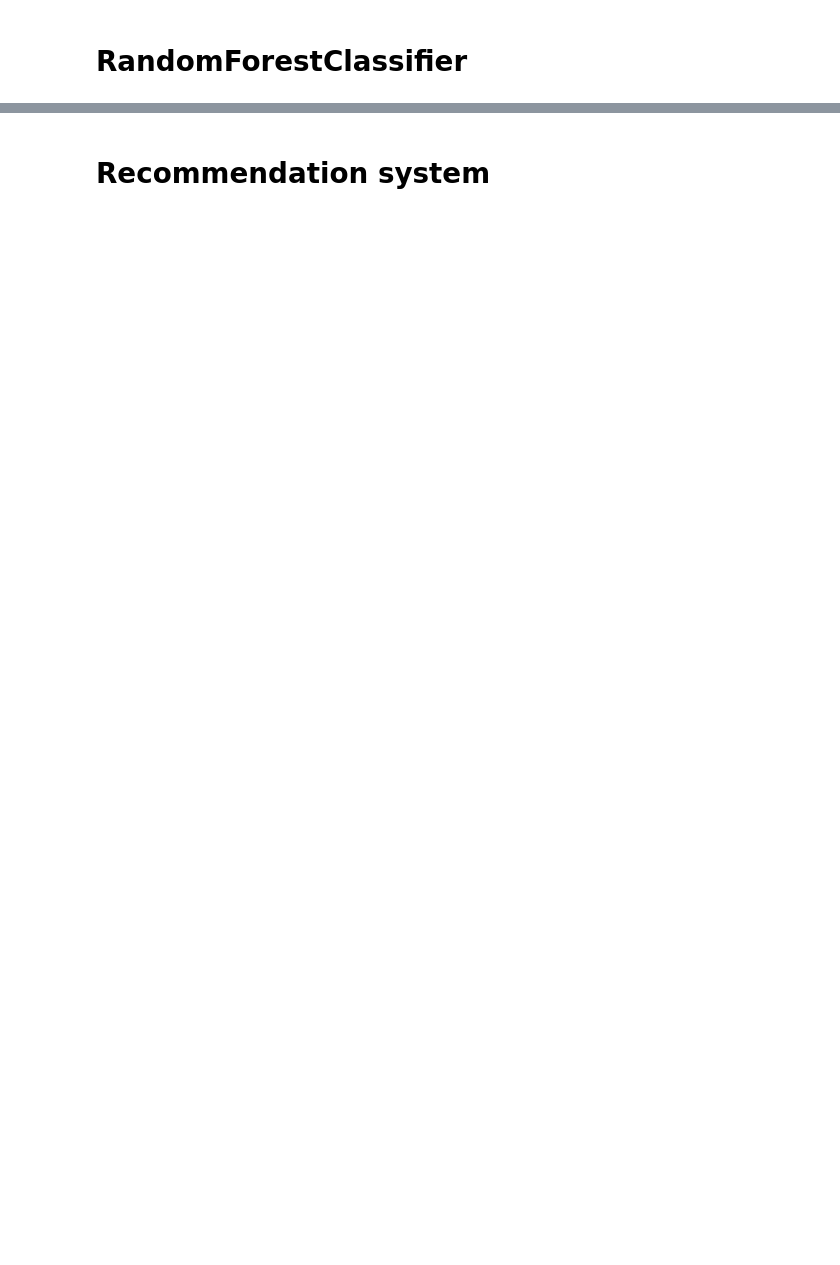
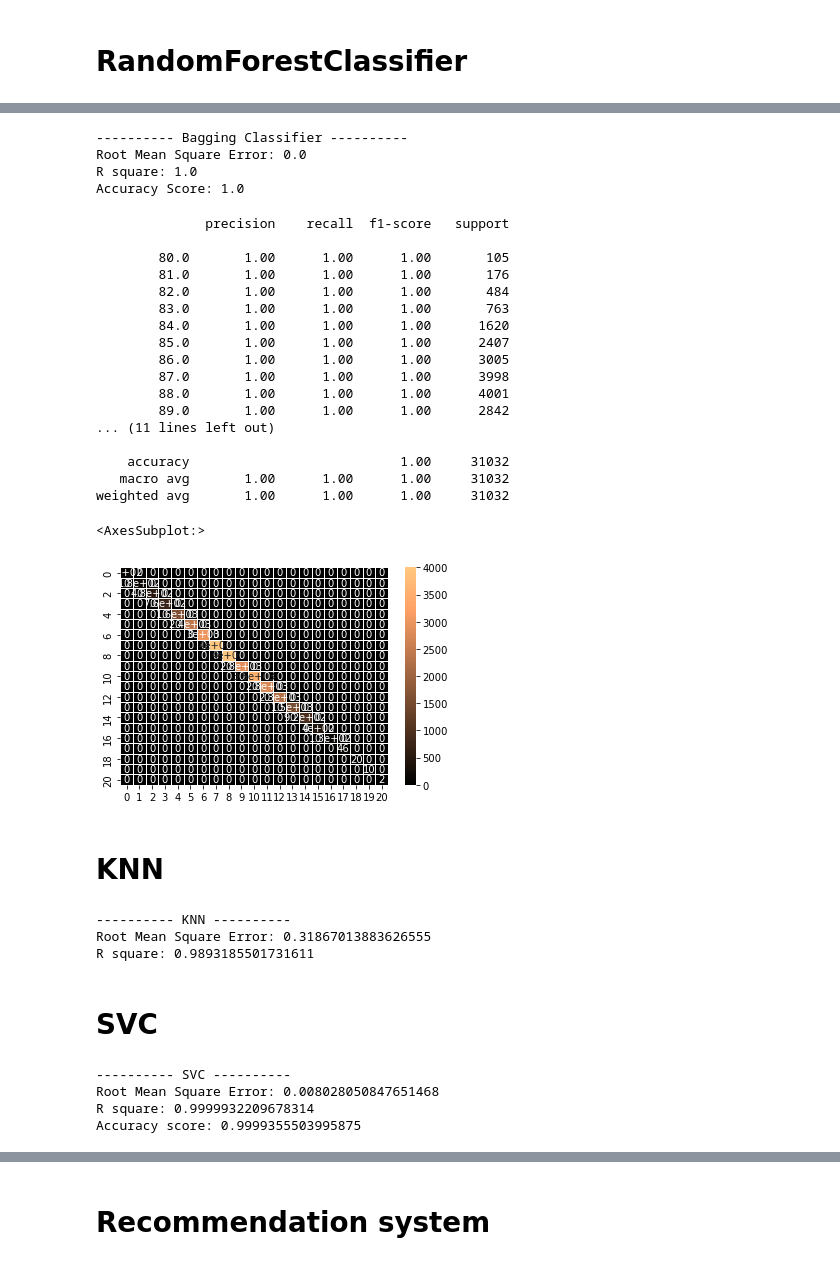
Before and after one commit to laurelhickey/Data_Analytics_Project, a Jupyter notebook: Data Analytics Final Project.ipynb, the cells around one changed output, grey strips where cells are left out. Cells and saved outputs as stored; diff of their text form; code cells hidden in the pictures; blank space fills up the shorter version.

```diff
--- a/Data Analytics Final Project.ipynb
+++ b/Data Analytics Final Project.ipynb
@@ -674,0 +785,42 @@ weighted avg       0.89      0.90      0.89     31032
+# %%
+b_model = BaggingClassifier()
+b_model.fit(x_train,np.ravel(y_train))
+y_pred = b_model.predict(x_test)
+# %%
+mse = mean_squared_error(y_test, y_pred)
+rmse = math.sqrt(mse)
+
+print("-"*10, "Bagging Classifier", "-"*10)
+print(f"Root Mean Square Error: {rmse}")
+print(f"R square: {r2_score(y_test, y_pred)}")
+print(f"Accuracy Score: {accuracy_score(y_test, y_pred)}")
+# %% [output]
+---------- Bagging Classifier ----------
+Root Mean Square Error: 0.0
+R square: 1.0
+Accuracy Score: 1.0
+# %%
+print(classification_report(y_test,y_pred))
+sns.heatmap(confusion_matrix(y_test,y_pred),cmap='copper',annot=True,linewidths=1,linecolor='white')
+# %% [output]
+              precision    recall  f1-score   support
+
+        80.0       1.00      1.00      1.00       105
+        81.0       1.00      1.00      1.00       176
+        82.0       1.00      1.00      1.00       484
+        83.0       1.00      1.00      1.00       763
+        84.0       1.00      1.00      1.00      1620
+        85.0       1.00      1.00      1.00      2407
+        86.0       1.00      1.00      1.00      3005
+        87.0       1.00      1.00      1.00      3998
+        88.0       1.00      1.00      1.00      4001
+        89.0       1.00      1.00      1.00      2842
+... (11 lines left out)
+
+    accuracy                           1.00     31032
+   macro avg       1.00      1.00      1.00     31032
+weighted avg       1.00      1.00      1.00     31032
+<AxesSubplot:>
+[figure, added]
+# %% [markdown]
+# KNN
@@ -675 +831,15 @@ weighted avg       0.89      0.90      0.89     31032
+# %%
+mse = mean_squared_error(y_test, y_pred)
+rmse = math.sqrt(mse)
+
+print("-"*10, "KNN", "-"*10)
+print(f"Root Mean Square Error: {rmse}")
+print(f"R square: {r2_score(y_test, y_pred)}")
+# print(f"Accuracy score: {accuracy_score(y_test, y_pred)}")
+# %% [output]
+---------- KNN ----------
+Root Mean Square Error: 0.31867013883626555
+R square: 0.9893185501731611
+# %% [markdown]
+# SVC
 # %%
@@ -679,0 +852,13 @@ model2.score(x_train, y_train)
+# %%
+mse = mean_squared_error(y_test, y_pred)
+rmse = math.sqrt(mse)
+
+print("-"*10, "SVC", "-"*10)
+print(f"Root Mean Square Error: {rmse}")
+print(f"R square: {r2_score(y_test, y_pred)}")
+print(f"Accuracy score: {accuracy_score(y_test, y_pred)}")
+# %% [output]
+---------- SVC ----------
+Root Mean Square Error: 0.008028050847651468
+R square: 0.9999932209678314
+Accuracy score: 0.9999355503995875
```
Also changed, not shown: parts of 61 cells of this notebook.
